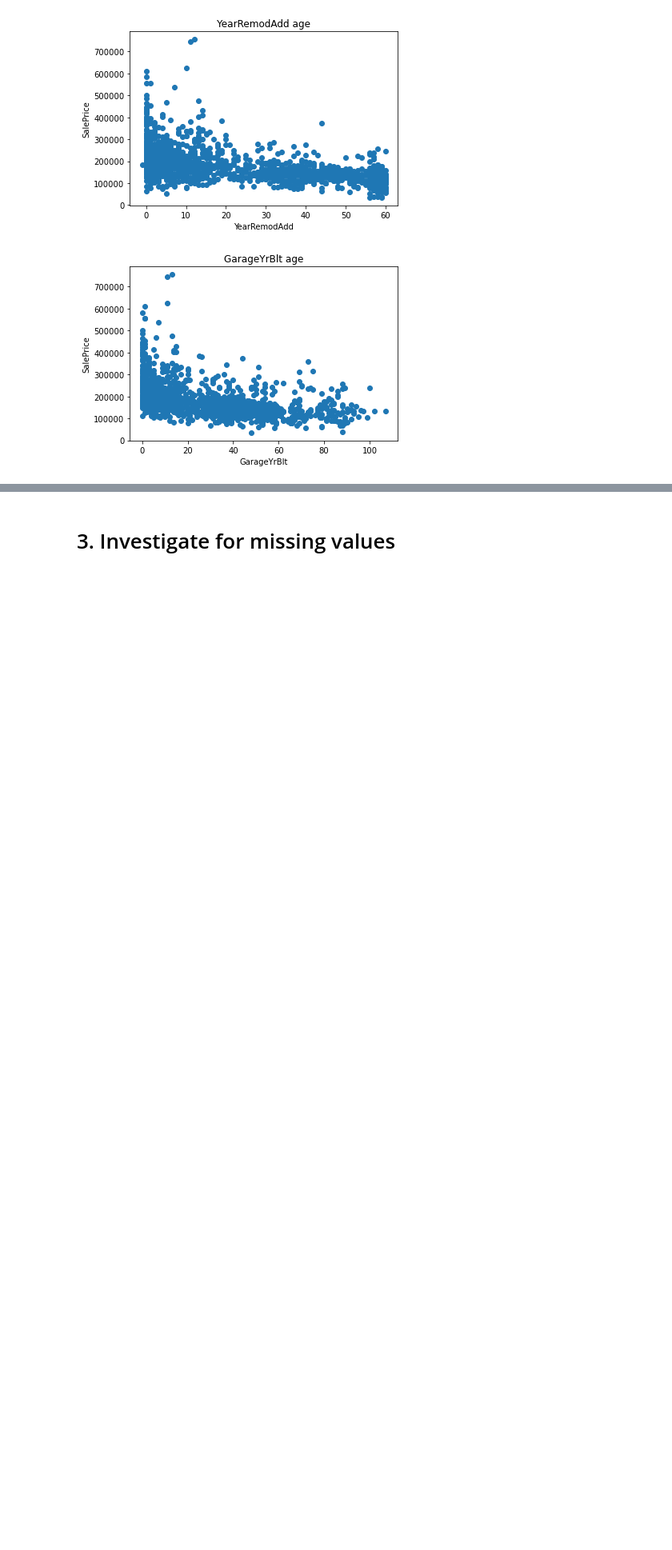
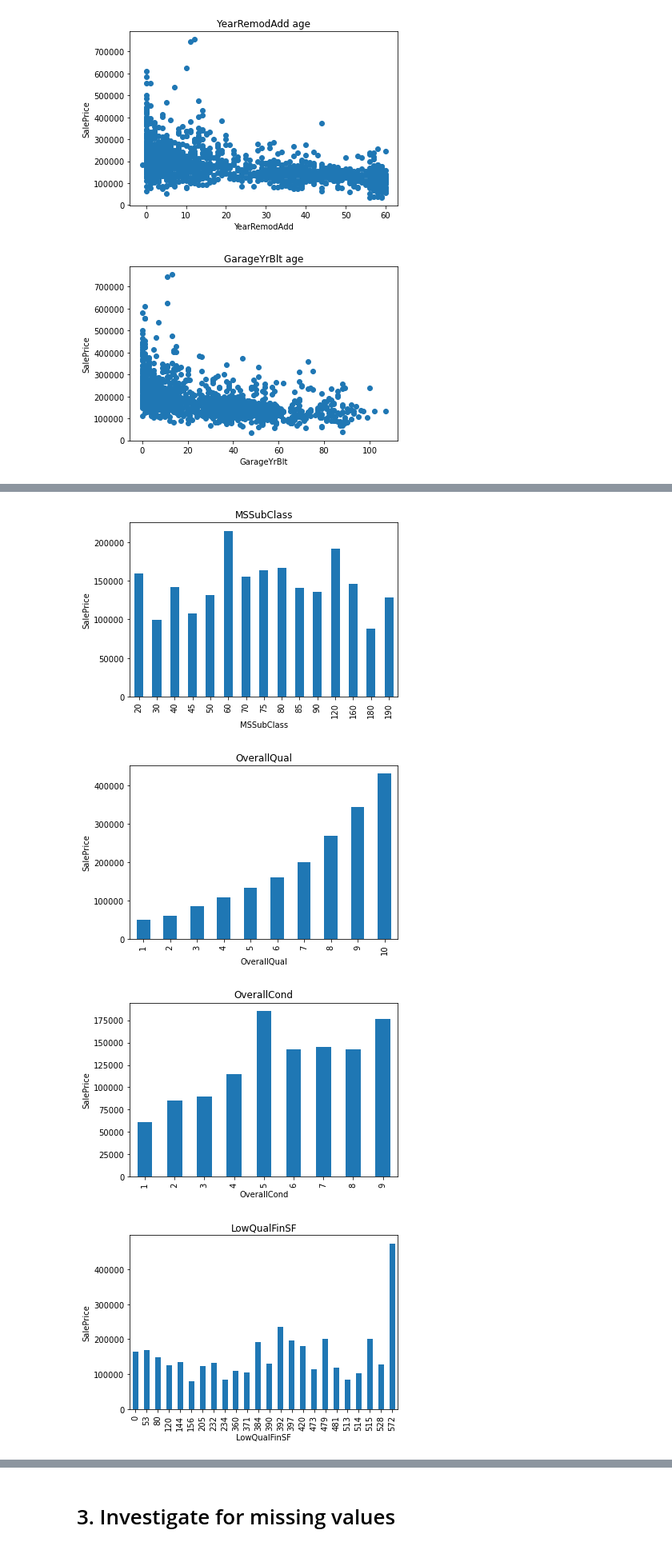
Before and after one commit to hantablack9/House-Price-Prediction-kaggle, a Jupyter notebook: house-price-prediction-ames-dataset.ipynb, the cells around one changed output, grey strips where cells are left out. Shown at 80% size. Saved outputs shown, nothing was run; the diff lists cells and outputs as text; code cells hidden in the pictures; blank space fills up the shorter version.

Commit message:
Kaggle Notebook | House Price Prediction: Ames dataset | Version 17

```diff
--- a/house-price-prediction-ames-dataset.ipynb
+++ b/house-price-prediction-ames-dataset.ipynb
@@ -183,0 +186,4 @@ As expected, there seems to be some decreasing linear trend between the age of v
+# %%
+#choosing a unique value of 25 as the threshold for determining the discreteness of a feature
+discrete_features = [features for features in num_features if len(df_tr[features].unique())<25 and features not in year_features]
+print(f'Discrete numerical features count:{len(discrete_features)} ')
@@ -183,0 +222,15 @@ As expected, there seems to be some decreasing linear trend between the age of v
+# %%
+## Look for relationships bw discrete features and saleprice
+
+for feature in discrete_features:
+    df = df_tr.copy()
+    df.groupby(feature)['SalePrice'].median().plot.bar()
+    plt.xlabel(feature)
+    plt.ylabel('SalePrice')
+    plt.title(feature)
+    plt.show();
+# %% [output]
+[figure, added]
+[figure, added]
+[figure, added]
+[figure, added]
```
Also changed, not shown: parts of 17 cells of this notebook.
